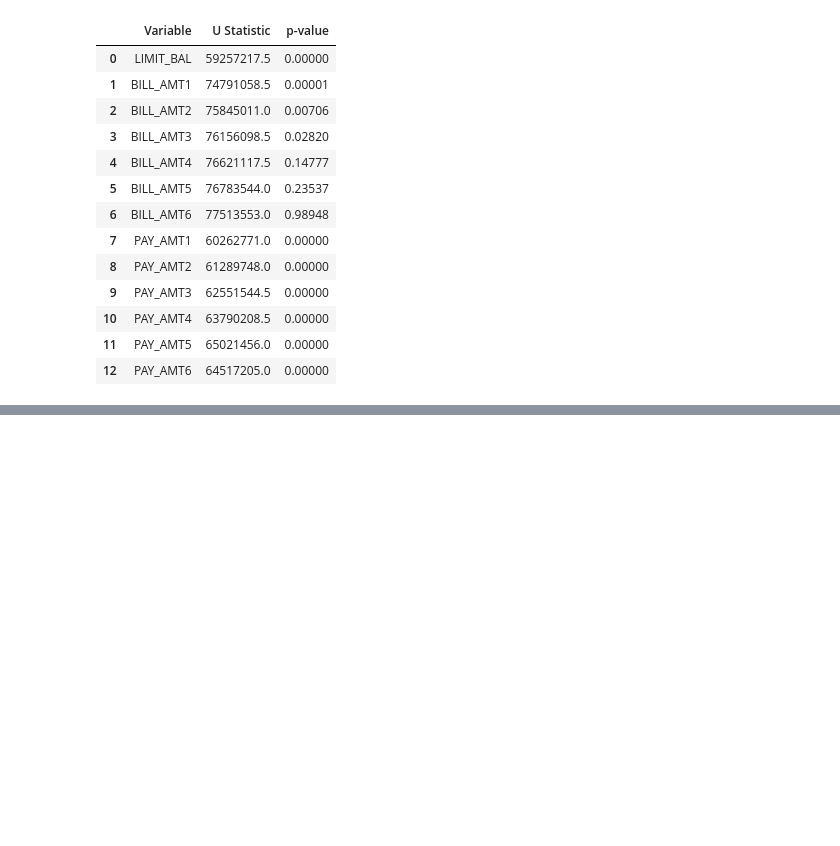
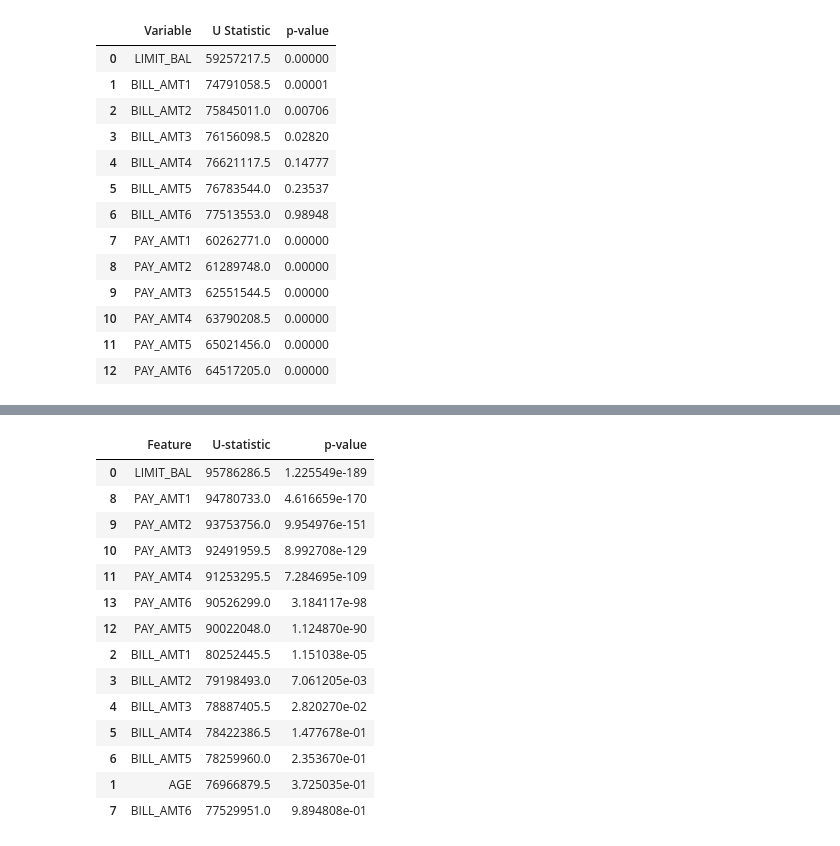
Before and after one commit to riasad30/Thesis, a Jupyter notebook: Untitled0.ipynb, the cells around one changed output, grey strips where cells are left out. Drawn from its saved outputs; the diff is of its cells as text; code cells hidden in the pictures; blank space fills up the shorter version.

```diff
--- a/Untitled0.ipynb
+++ b/Untitled0.ipynb
@@ -1864,0 +1869,8 @@ display(
+# %%
+target = 'default payment next month'
+
+X = clean_df.drop(columns=[target])
+y = clean_df[target]
+
+print(X.shape)
+print(y.shape)
@@ -1864,0 +1944,74 @@ display(
+# %%
+from scipy.stats import mannwhitneyu
+
+
+num_features=[
+'LIMIT_BAL',
+'AGE',
+'BILL_AMT1',
+'BILL_AMT2',
+'BILL_AMT3',
+'BILL_AMT4',
+'BILL_AMT5',
+'BILL_AMT6',
+'PAY_AMT1',
+'PAY_AMT2',
+'PAY_AMT3',
+'PAY_AMT4',
+'PAY_AMT5',
+'PAY_AMT6'
+]
+
+
+mw_results=[]
+
+
+for col in num_features:
+
+    group0 = clean_df[
+        clean_df[target]==0
+    ][col]
+
+    group1 = clean_df[
+        clean_df[target]==1
+    ][col]
+
+
+    stat,p=mannwhitneyu(
+        group0,
+        group1
+    )
+
+
+    mw_results.append(
+        [col,stat,p]
+    )
+
+
+mw_df=pd.DataFrame(
+    mw_results,
+    columns=[
+        "Feature",
+        "U-statistic",
+        "p-value"
+    ]
+)
+
+
+mw_df.sort_values("p-value")
+# %% [output]
+|  | Feature | U-statistic | p-value |
+| 0 | LIMIT_BAL | 95786286.5 | 1.225549e-189 |
+| 8 | PAY_AMT1 | 94780733.0 | 4.616659e-170 |
+| 9 | PAY_AMT2 | 93753756.0 | 9.954976e-151 |
+| 10 | PAY_AMT3 | 92491959.5 | 8.992708e-129 |
+| 11 | PAY_AMT4 | 91253295.5 | 7.284695e-109 |
+| 13 | PAY_AMT6 | 90526299.0 | 3.184117e-98 |
+| 12 | PAY_AMT5 | 90022048.0 | 1.124870e-90 |
+| 2 | BILL_AMT1 | 80252445.5 | 1.151038e-05 |
+| 3 | BILL_AMT2 | 79198493.0 | 7.061205e-03 |
+| 4 | BILL_AMT3 | 78887405.5 | 2.820270e-02 |
+| 5 | BILL_AMT4 | 78422386.5 | 1.477678e-01 |
+| 6 | BILL_AMT5 | 78259960.0 | 2.353670e-01 |
+| 1 | AGE | 76966879.5 | 3.725035e-01 |
+| 7 | BILL_AMT6 | 77529951.0 | 9.894808e-01 |
```
Also changed, not shown: parts of 26 cells of this notebook.
